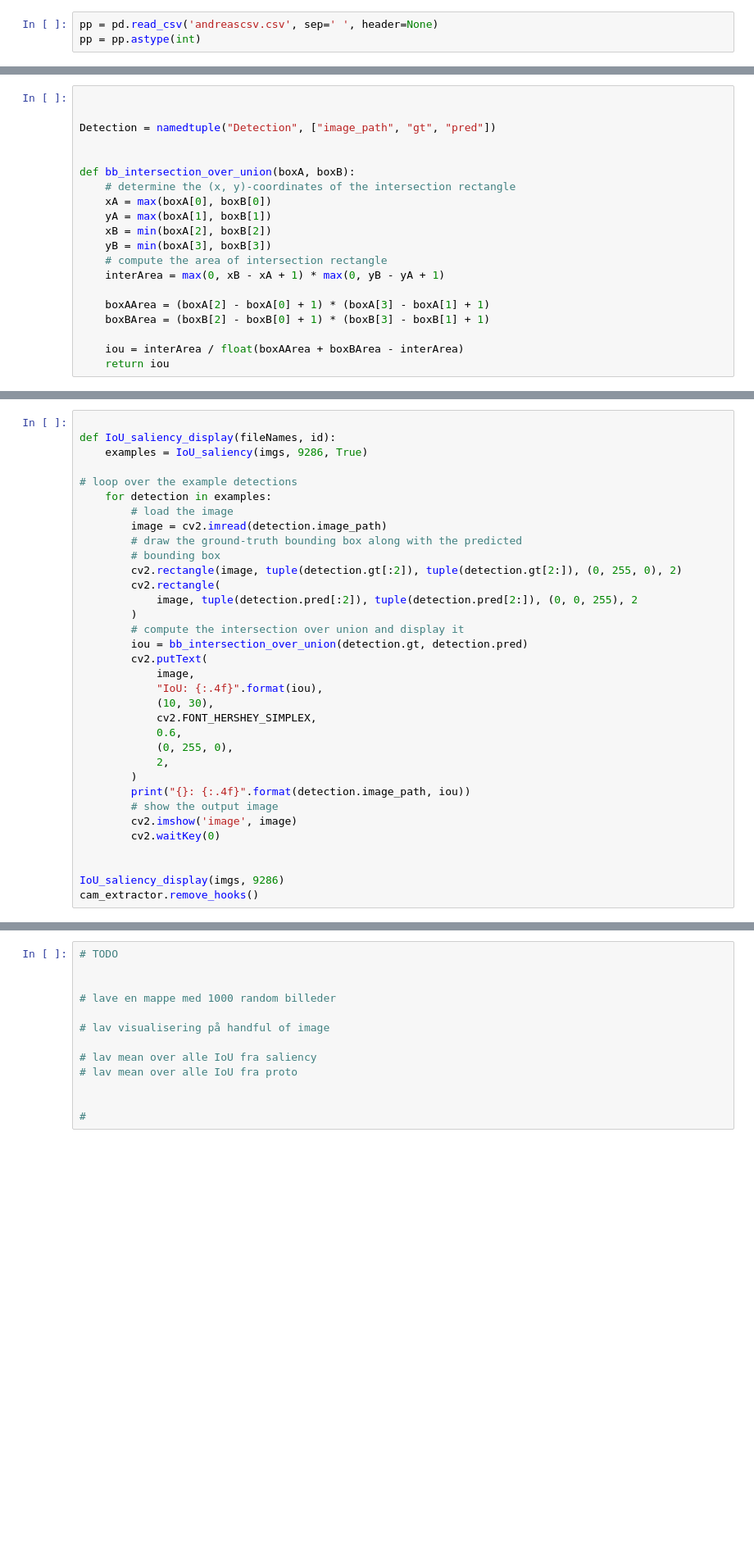
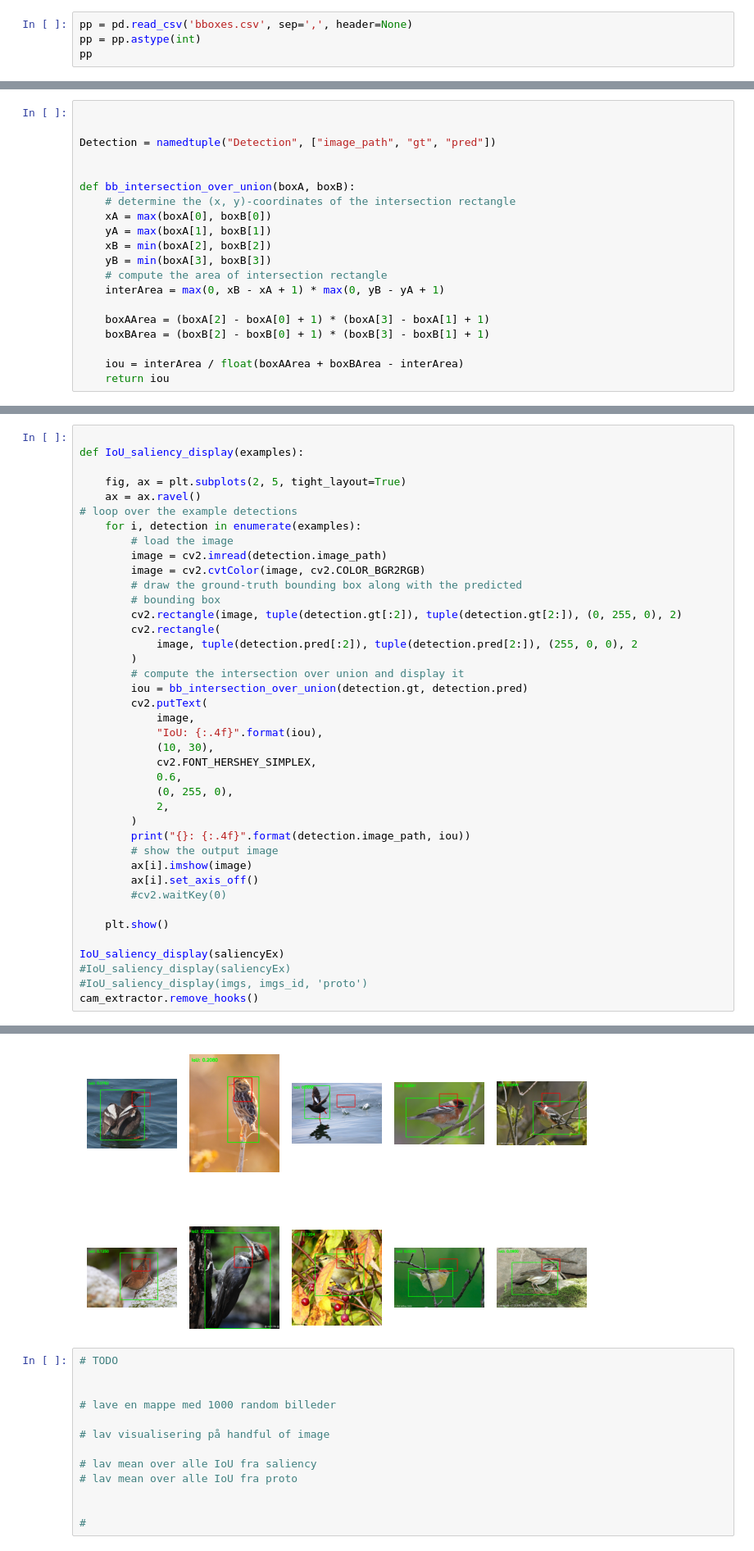
Before and after one commit to s183910/Responsible_AI_project_2, a Jupyter notebook: validation/IoU.ipynb, the cells around one changed output, grey strips where cells are left out. Shown: that part at 82% size. Cells and saved outputs as stored; diff of their text form; blank space fills up the shorter version.

```diff
--- a/validation/IoU.ipynb
+++ b/validation/IoU.ipynb
@@ -80,6 +80,7 @@ bb
 | 11787 | 11788 | 20 | 113 | 177 | 263 |
 11788 rows × 5 columns
 # %%
-pp = pd.read_csv('andreascsv.csv', sep=' ', header=None)
+pp = pd.read_csv('bboxes.csv', sep=',', header=None)
 pp = pp.astype(int)
+pp
 # %% [output]
@@ -232,17 +267,19 @@ def IoU_saliency(fileNames, id, overlay, model):
 # %%
 
-def IoU_saliency_display(fileNames, id):
-    examples = IoU_saliency(imgs, 9286, True)
+def IoU_saliency_display(examples):
 
+    fig, ax = plt.subplots(2, 5, tight_layout=True)
+    ax = ax.ravel()
 # loop over the example detections
-    for detection in examples:
+    for i, detection in enumerate(examples):
         # load the image
         image = cv2.imread(detection.image_path)
+        image = cv2.cvtColor(image, cv2.COLOR_BGR2RGB)
         # draw the ground-truth bounding box along with the predicted
         # bounding box
         cv2.rectangle(image, tuple(detection.gt[:2]), tuple(detection.gt[2:]), (0, 255, 0), 2)
         cv2.rectangle(
-            image, tuple(detection.pred[:2]), tuple(detection.pred[2:]), (0, 0, 255), 2
+            image, tuple(detection.pred[:2]), tuple(detection.pred[2:]), (255, 0, 0), 2
         )
         # compute the intersection over union and display it
         iou = bb_intersection_over_union(detection.gt, detection.pred)
@@ -257,10 +294,14 @@ def IoU_saliency_display(fileNames, id):
         )
         print("{}: {:.4f}".format(detection.image_path, iou))
         # show the output image
-        cv2.imshow('image', image)
-        cv2.waitKey(0)
+        ax[i].imshow(image)
+        ax[i].set_axis_off()
+        #cv2.waitKey(0)
 
+    plt.show()
 
-IoU_saliency_display(imgs, 9286)
+IoU_saliency_display(saliencyEx)
+#IoU_saliency_display(saliencyEx)
+#IoU_saliency_display(imgs, imgs_id, 'proto')
 cam_extractor.remove_hooks()
 # %% [output]
@@ -268,3 +318,4 @@ handful_of_images/Pigeon_Guillemot_0109_39872.jpg: 0.0920
+[figure, added]
 # %%
 # TODO
 
```
Also changed, not shown: parts of 5 cells of this notebook, 2 other files.
